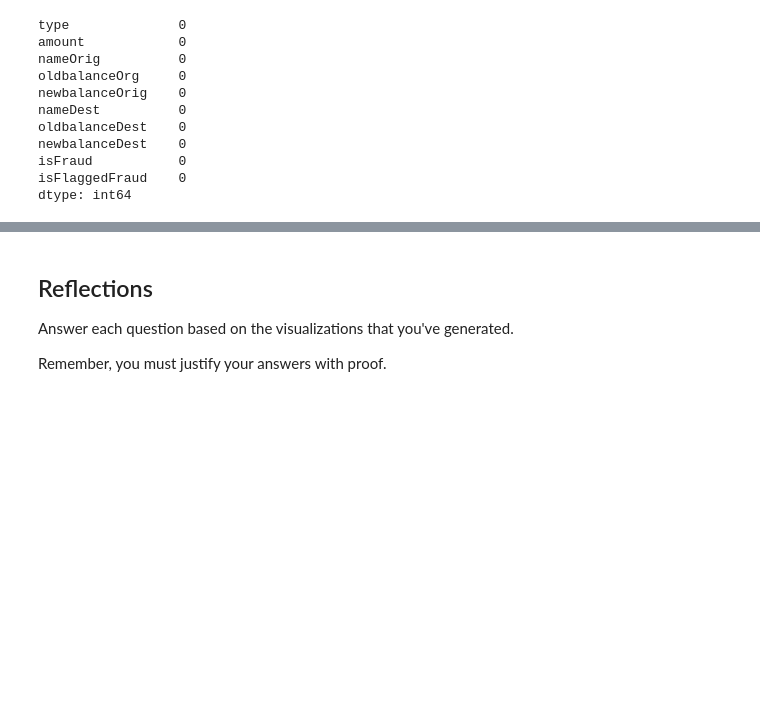
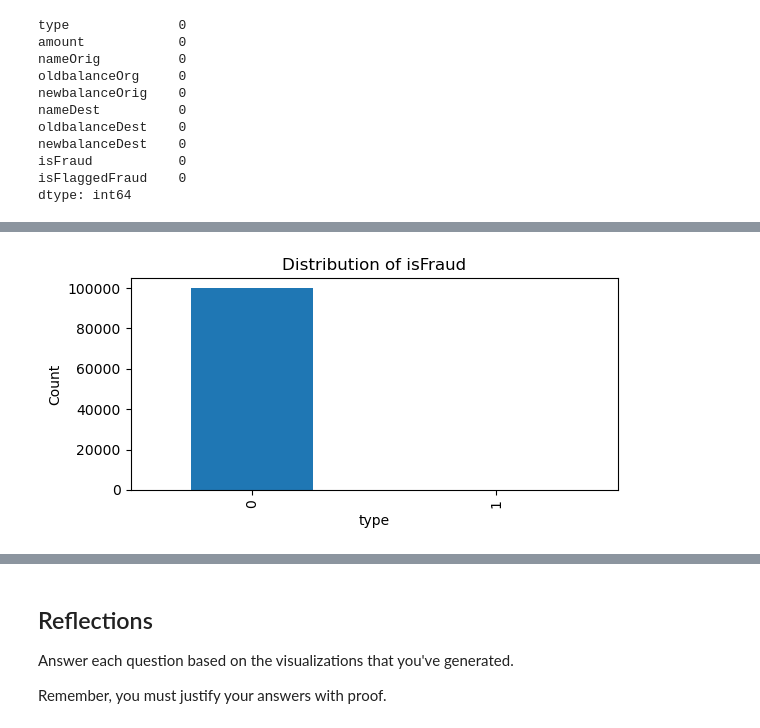
Before and after one commit to hcompere/Financial-Fraud-Detection, a Jupyter notebook: notebooks/eda.ipynb, the cells around one changed output, grey strips where cells are left out. Saved outputs shown, nothing was run; the diff lists cells and outputs as text; code cells hidden in the pictures; blank space fills up the shorter version.

```diff
--- a/notebooks/eda.ipynb
+++ b/notebooks/eda.ipynb
@@ -89,3 +130,14 @@ print(transactions["isFraud"].unique())
+# %%
+#number of transactions categorized as fraud
+plt.figure(figsize=(6,3))
+transactions["isFraud"].value_counts().plot(kind='bar')
+plt.title('Distribution of isFraud')
+plt.xlabel(col)
+plt.ylabel('Count')
+plt.tight_layout()
+plt.show()
+# %% [output]
+[figure, added]
 # %%
 #bar plot for each type of transaction
 sns.barplot(transactions, x="type", y="amount", hue="type")
```
Also changed, not shown: parts of 41 cells of this notebook, 1 other file.
